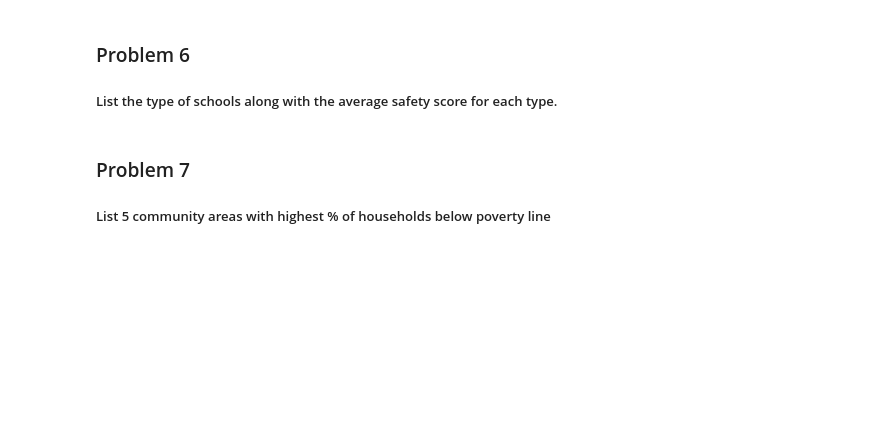
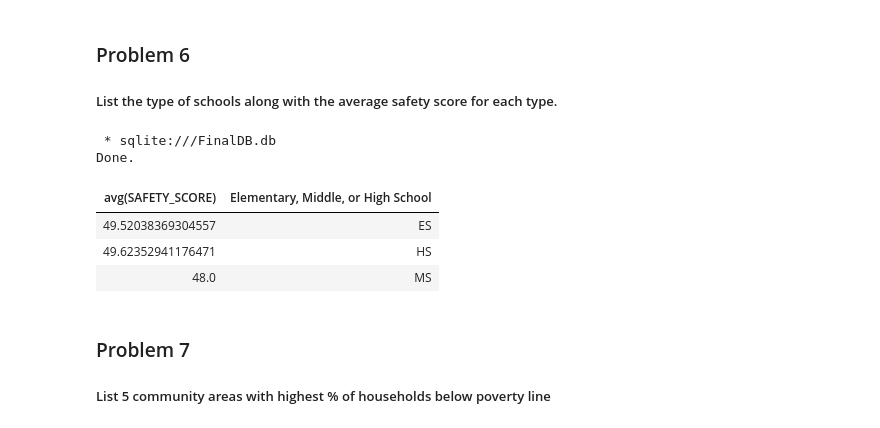
Before and after one commit to tranttha/IBM-DS-Course, a Jupyter notebook: Course 6 Db and SQL /Module 5 Course asm /mod5_final_project.ipynb, the cells around one changed output. Cells and saved outputs as stored; diff of their text form; code cells hidden in the pictures; blank space fills up the shorter version.

```diff
--- a/Course 6 Db and SQL /Module 5 Course asm /mod5_final_project.ipynb
+++ b/Course 6 Db and SQL /Module 5 Course asm /mod5_final_project.ipynb
@@ -159,6 +204,16 @@ Done.
 ### Problem 6
 
 ##### List the type of schools along with the average safety score for each type.
+# %%
+%sql select avg(SAFETY_SCORE), "Elementary, Middle, or High School" from pub_school\
+    group by "Elementary, Middle, or High School"
+# %% [output]
+ * sqlite:///FinalDB.db
+Done.
+| avg(SAFETY_SCORE) | Elementary, Middle, or High School |
+| 49.52038369304557 | ES |
+| 49.62352941176471 | HS |
+| 48.0 | MS |
 # %% [markdown]
 ### Problem 7
 
```
Also changed, not shown: parts of 10 cells of this notebook, 1 other file.
